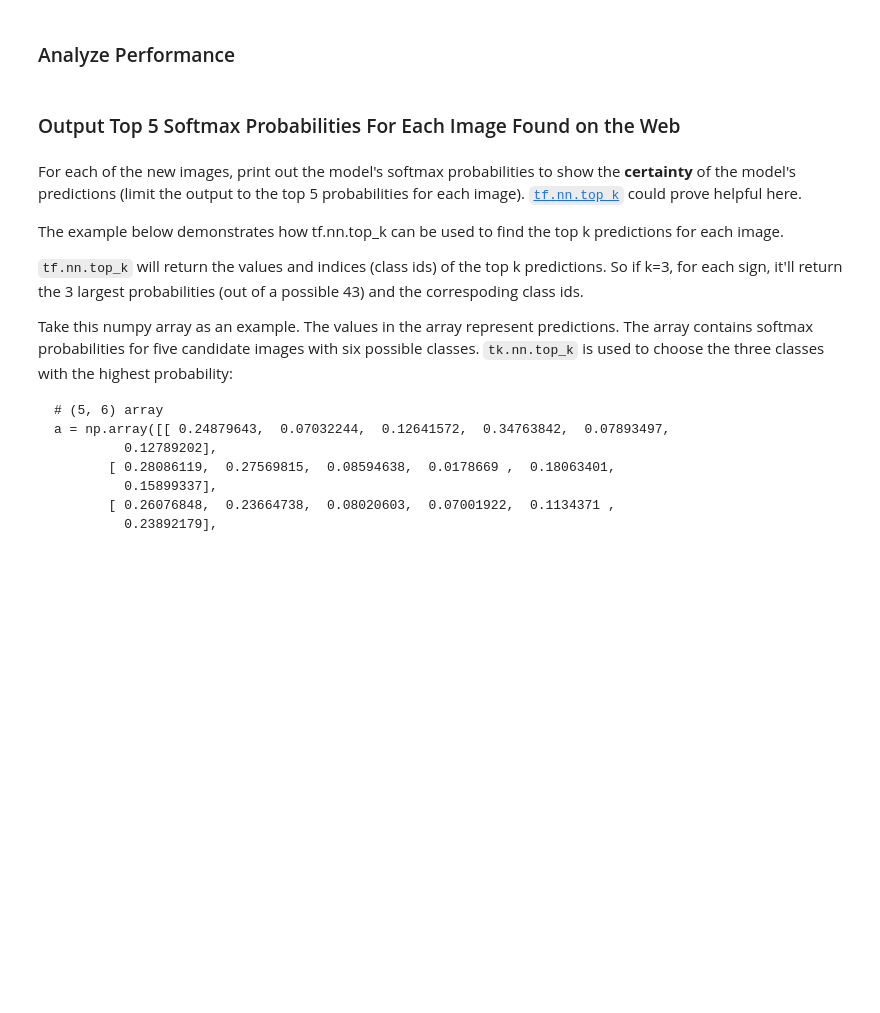
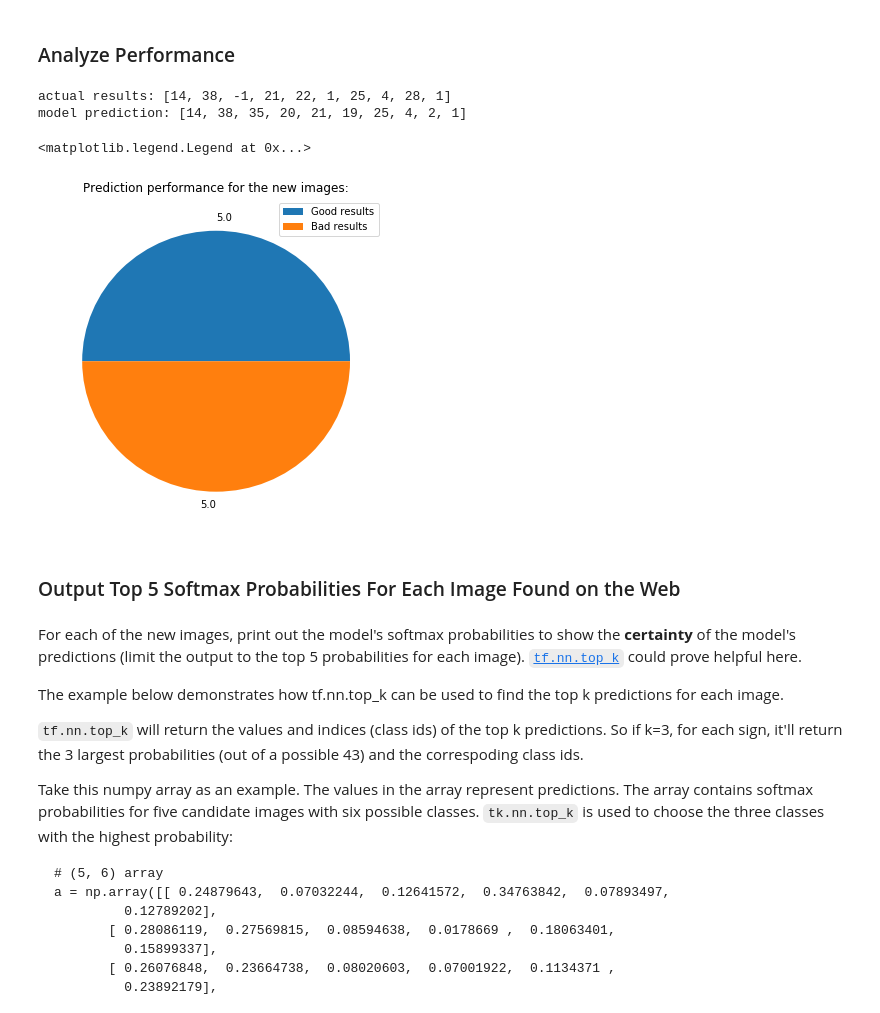
Before and after one commit to shmulik-willinger/traffic_sign_classifier, a Jupyter notebook: Traffic_Sign_Classifier.ipynb, the cells around one changed output. Cells and saved outputs as stored; diff of their text form; code cells hidden in the pictures; blank space fills up the shorter version.

```diff
--- a/Traffic_Sign_Classifier.ipynb
+++ b/Traffic_Sign_Classifier.ipynb
@@ -722,3 +720,34 @@ print("Prediction :", signs_classes)
+# %%
+### Calculate the accuracy for these 5 new images.
+### For example, if the model predicted 1 out of 5 signs correctly, it's 20% accurate on these new images.
+import matplotlib.pyplot as plt
+%matplotlib inline
+
+y_actual =[14, 38, -1, 21, 22, 1, 25, 4, 28, 1]
+y_prediction = signs_classes
+
+print("actual results:", y_actual)
+print("model prediction:", y_prediction)
+
+prediction_statistics = np.zeros(2)
+for i in range(len(images)):
+    if y_actual[i] == y_prediction[i]:
+        prediction_statistics[0] += 1
+    else:
+        prediction_statistics[1] += 1
+
+lables =  str(prediction_statistics[0]),str(prediction_statistics[1])
+legend_lables = 'Good results','Bad results'
+
+plt.rcParams["figure.figsize"] = (6,6)
+plt.title("Prediction performance for the new images:")
+patches = plt.pie(prediction_statistics, labels = lables)
+plt.legend(patches, labels=legend_lables, loc="upper right")
+# %% [output]
+actual results: [14, 38, -1, 21, 22, 1, 25, 4, 28, 1]
+model prediction: [14, 38, 35, 20, 21, 19, 25, 4, 2, 1]
+<matplotlib.legend.Legend at 0x...>
+[figure, added]
 # %% [markdown]
 ### Output Top 5 Softmax Probabilities For Each Image Found on the Web
 # %% [markdown]
```
Also changed, not shown: parts of 11 cells of this notebook, 13 other files.
